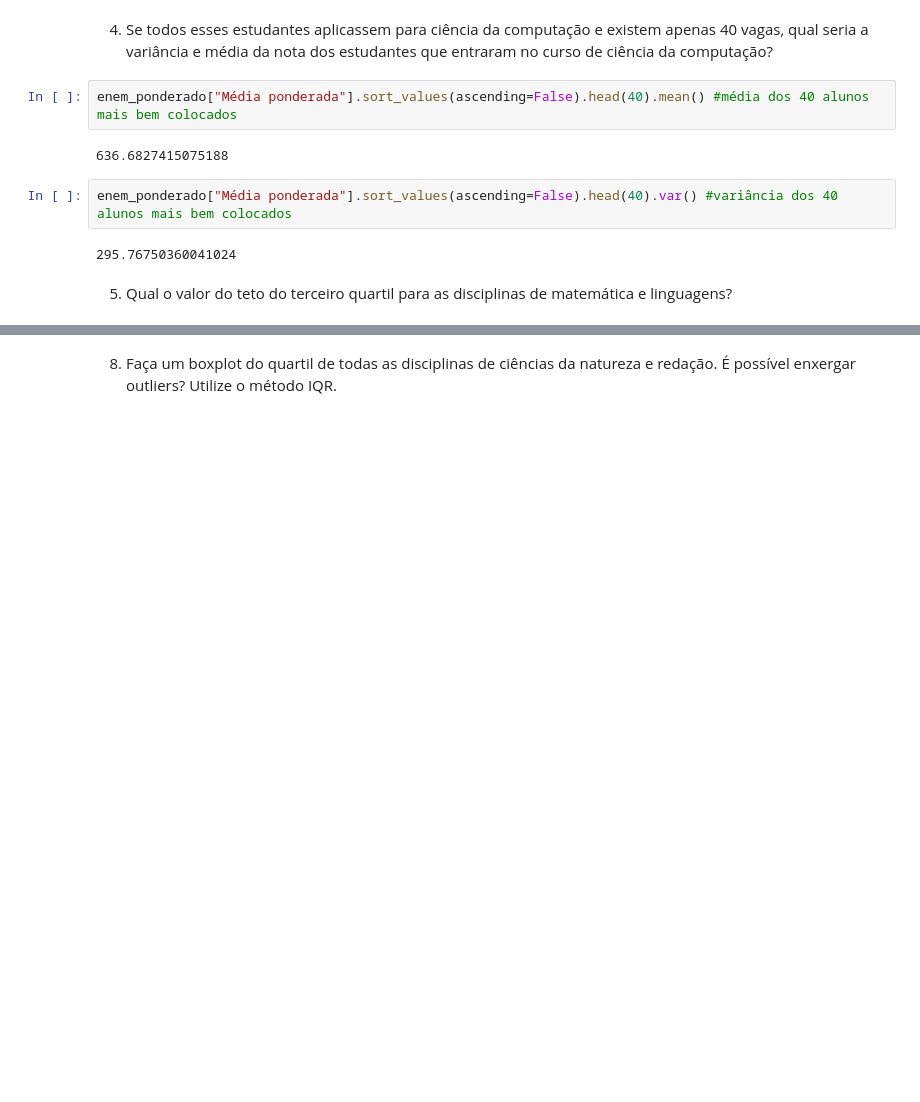
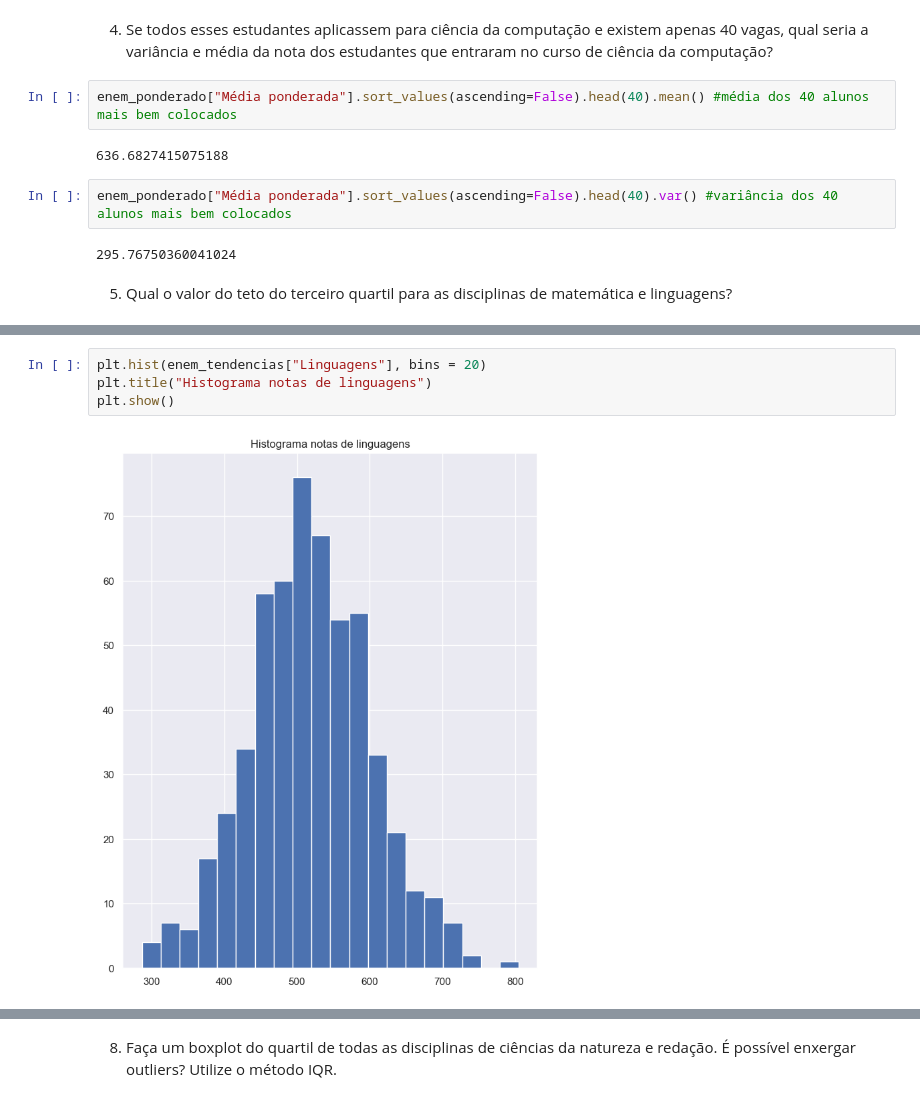
Before and after one commit to juh-rr/exercicio-estatistica, a Jupyter notebook: questoes.ipynb, the cells around one changed output, grey strips where cells are left out. Cells and saved outputs as stored; diff of their text form; blank space fills up the shorter version.

```diff
--- a/questoes.ipynb
+++ b/questoes.ipynb
@@ -196,0 +219,6 @@ se não assimétricas?
+# %%
+plt.hist(enem_tendencias["Linguagens"], bins = 20)
+plt.title("Histograma notas de linguagens")
+plt.show()
+# %% [output]
+[figure, added]
```
Also changed, not shown: parts of 10 cells of this notebook.
